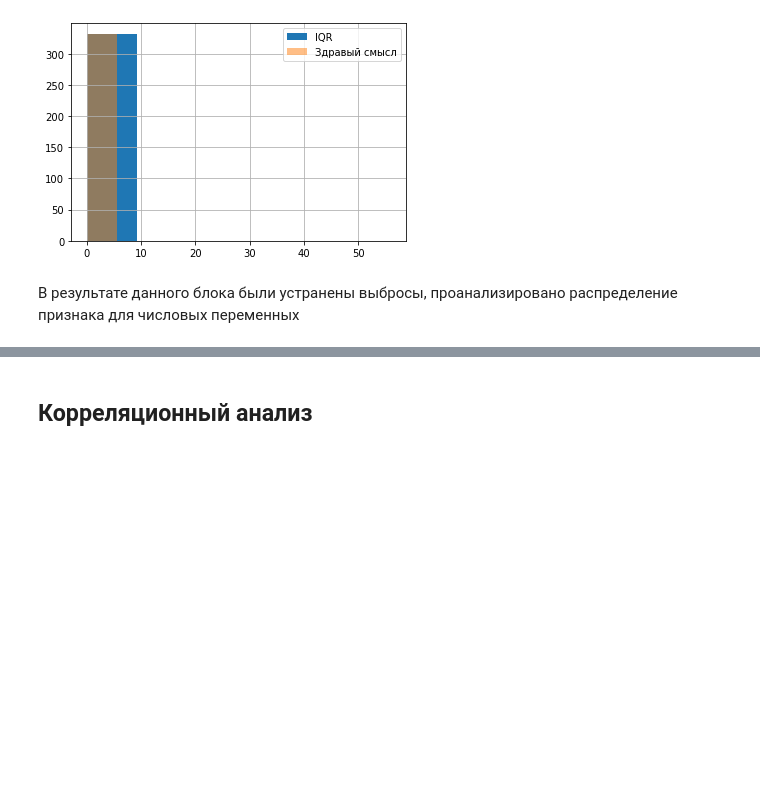
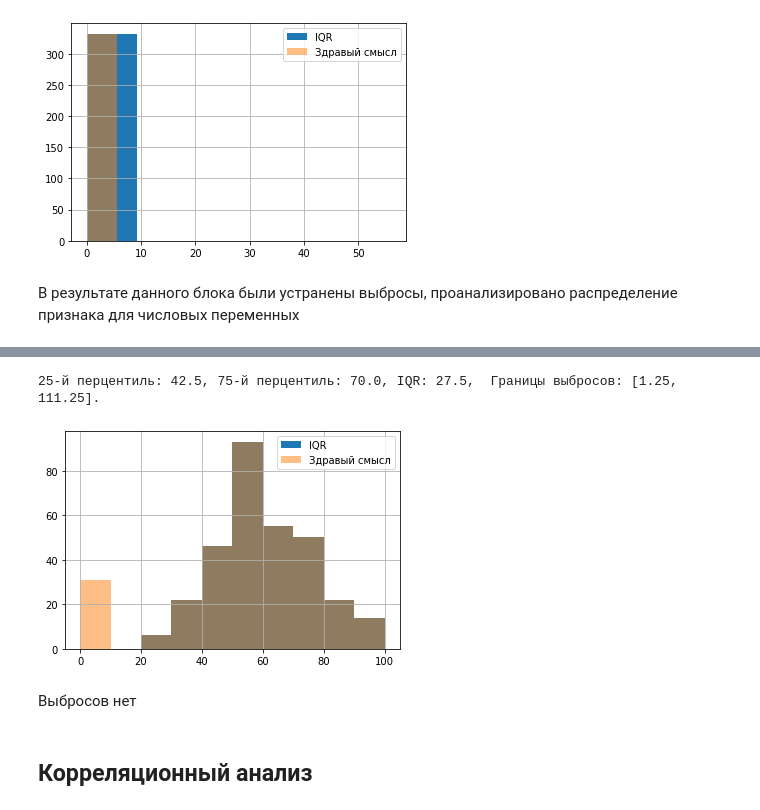
Before and after one commit to L1chik/SkillFactory, a Jupyter notebook: module_2/project/module_2.ipynb, the cells around one changed output, grey strips where cells are left out. Saved outputs shown, nothing was run; the diff lists cells and outputs as text; code cells hidden in the pictures; blank space fills up the shorter version.

```diff
--- a/module_2/project/module_2.ipynb
+++ b/module_2/project/module_2.ipynb
@@ -407,3 +442,10 @@ stud = stud.loc[stud.score <= 100]
+# %%
+outliers('score', rrange=(0,100), gsense=True)
+# %% [output]
+25-й перцентиль: 42.5, 75-й перцентиль: 70.0, IQR: 27.5,  Границы выбросов: [1.25, 111.25].
+[figure, added]
+# %% [markdown]
+Выбросов нет
 # %% [markdown]
 ## Корреляционный анализ
 # %%
```
Also changed, not shown: parts of 14 cells of this notebook.
